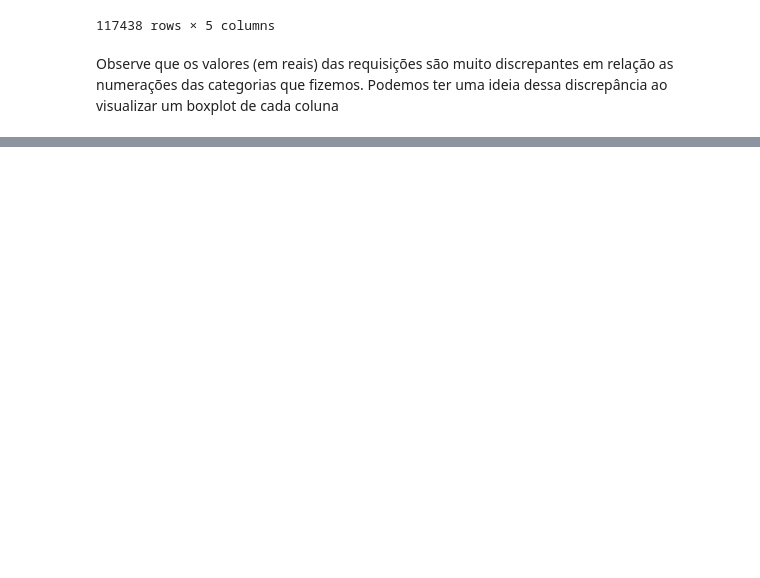
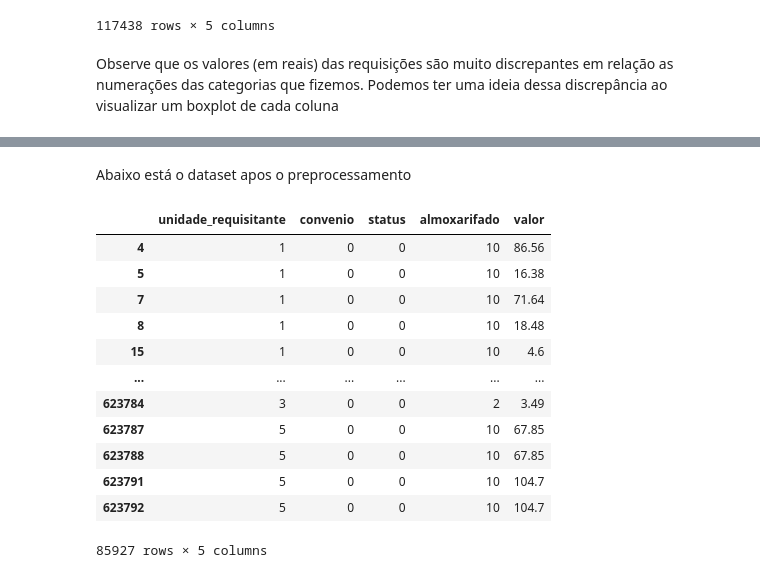
Before and after one commit to raphaelramosds/material-requests, a Jupyter notebook: Projeto 1 - Predizer Status de Requisicoes.ipynb, the cells around one changed output, grey strips where cells are left out. Drawn from its saved outputs; the diff is of its cells as text; code cells hidden in the pictures; blank space fills up the shorter version.

```diff
--- a/Projeto 1 - Predizer Status de Requisicoes.ipynb
+++ b/Projeto 1 - Predizer Status de Requisicoes.ipynb
@@ -201,0 +205,18 @@ import matplotlib.pyplot as plt
+# %% [markdown]
+Abaixo está o dataset apos o preprocessamento
+# %%
+df
+# %% [output]
+|  | unidade_requisitante | convenio | status | almoxarifado | valor |
+| 4 | 1 | 0 | 0 | 10 | 86.56 |
+| 5 | 1 | 0 | 0 | 10 | 16.38 |
+| 7 | 1 | 0 | 0 | 10 | 71.64 |
+| 8 | 1 | 0 | 0 | 10 | 18.48 |
+| 15 | 1 | 0 | 0 | 10 | 4.6 |
+| ... | ... | ... | ... | ... | ... |
+| 623784 | 3 | 0 | 0 | 2 | 3.49 |
+| 623787 | 5 | 0 | 0 | 10 | 67.85 |
+| 623788 | 5 | 0 | 0 | 10 | 67.85 |
+| 623791 | 5 | 0 | 0 | 10 | 104.7 |
+| 623792 | 5 | 0 | 0 | 10 | 104.7 |
+85927 rows × 5 columns
```
Also changed, not shown: parts of 11 cells of this notebook.
